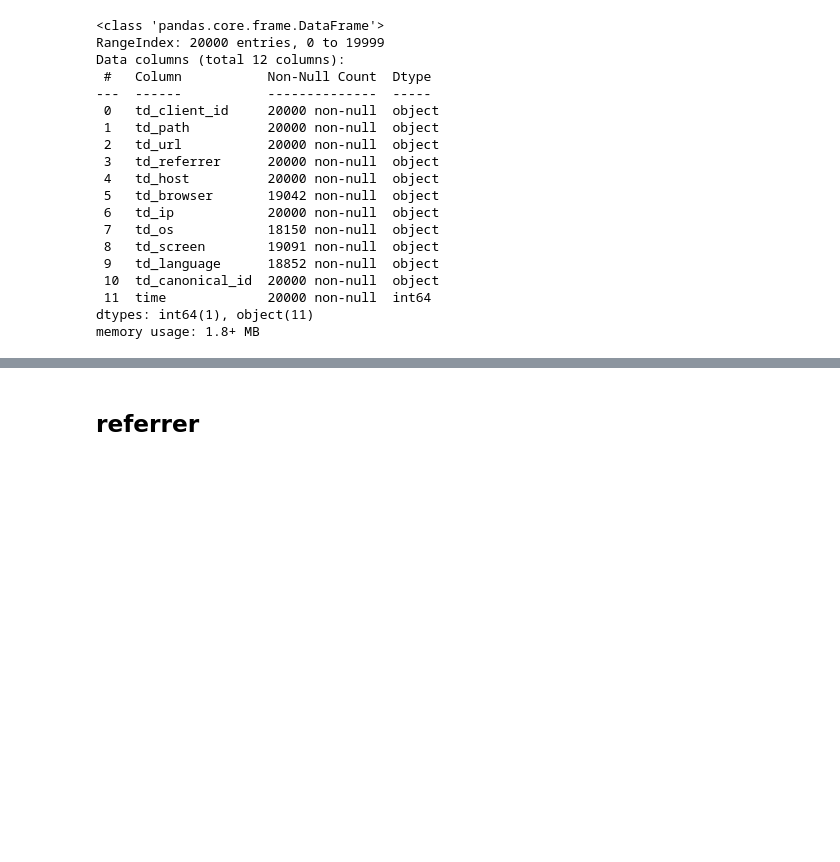
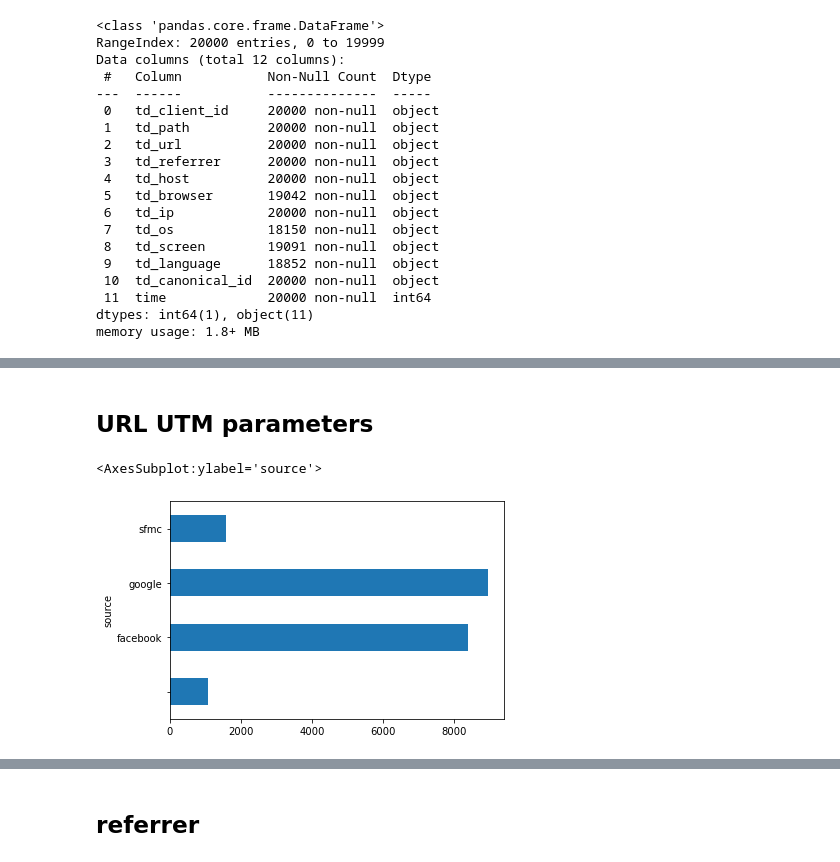
Before and after one commit to ghcn345/Treasure-Bikes, a Jupyter notebook: treasure_bikes_pageviews.ipynb, the cells around one changed output, grey strips where cells are left out. Drawn from its saved outputs; the diff is of its cells as text; code cells hidden in the pictures; blank space fills up the shorter version.

```diff
--- a/treasure_bikes_pageviews.ipynb
+++ b/treasure_bikes_pageviews.ipynb
@@ -40,3 +40,14 @@ df.head()
 | 2 | 0a1f5100-1716-444a-8f6c-eb4e80d669d1 | /shop/bicycles/ | https://www.treasurebikes.com/sho... | https://www.google.com | https://www.treasurebikes.com | Firefox | 180.233.39.194 | Android | NaN | ... |
 | 3 | 0a07e6ce-a223-46f1-b3ef-c7bdcc3e9ce7 | /shop/accessories/ | https://www.treasurebikes.com/sho... | https://www.twitter.com | https://www.treasurebikes.com | Opera Mini | 234.181.198.238 | iOS | 1280x800 | ... |
 | 4 | 0a07e6ce-a223-46f1-b3ef-c7bdcc3e9ce7 | /shop/accessories/ | https://www.treasurebikes.com/sho... | https://www.google.com | https://www.treasurebikes.com | Opera Mini | 234.181.198.238 | iOS | 1280x800 | ... |
+# %% [markdown]
+## URL UTM parameters
+# %%
+df['utm'] = df.td_url.str.split('/').map(lambda x: x[-1].split('&'))
+# %%
+df['source'] = df.utm.str[0].str.split('=').map(lambda x: x[-1])
+# %%
+df.groupby('source').size().plot(kind='barh')
+# %% [output]
+<AxesSubplot:ylabel='source'>
+[figure, added]
```
Also changed, not shown: parts of 16 cells of this notebook.
